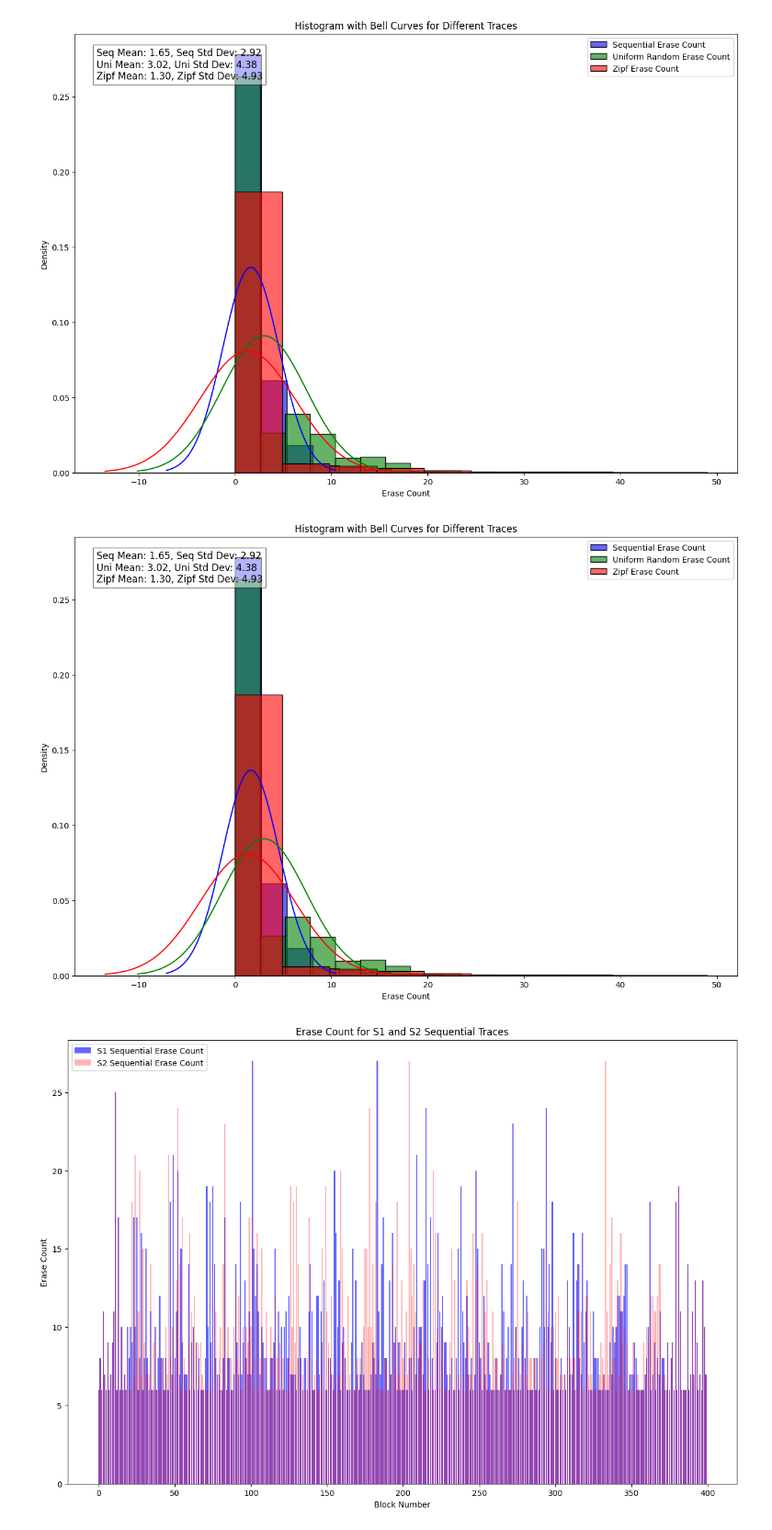
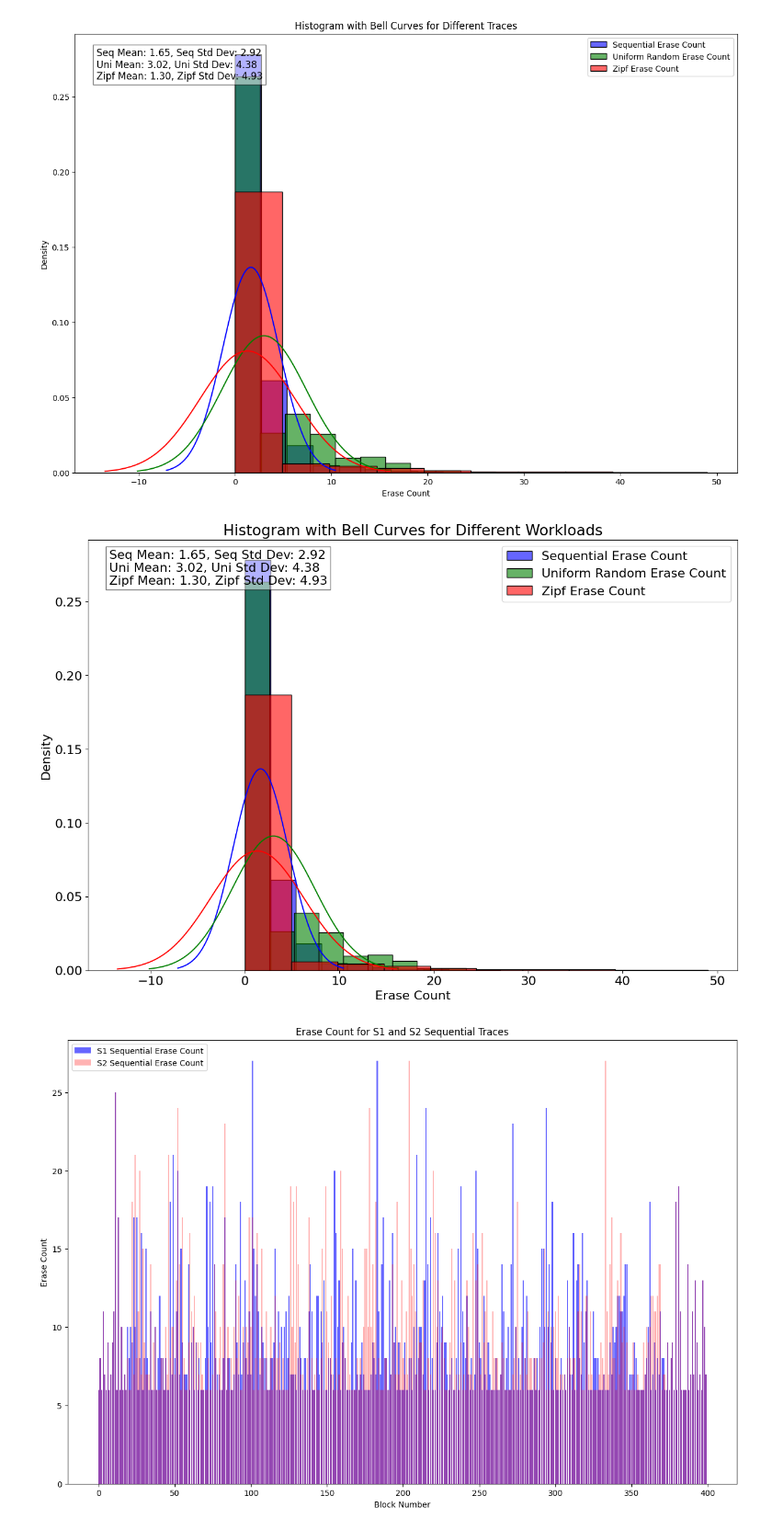
Before and after one commit to bithabib/trace-analysis, a Jupyter notebook: create_graph.ipynb, the cells around one changed output. Shown at 92% size. Saved outputs shown, nothing was run; the diff lists cells and outputs as text; code cells hidden in the pictures.

```diff
--- a/create_graph.ipynb
+++ b/create_graph.ipynb
@@ -194,9 +194,9 @@ import scipy.stats as stats
 import pandas as pd
 
 # Read JSON files into pandas dataframes
-sequential_op_10_df = pd.read_json('graph_data/OP10__05_29_2024/seq_trace.log.json')
-uniform_random_op_10_df = pd.read_json('graph_data/OP10__05_29_2024/uniform_random_1598512.json')
-zipf_op_10_df = pd.read_json('graph_data/OP10__05_29_2024/zipf_trace.log.json')
+sequential_op_10_df = pd.read_json('graph_data/S1_OP10__05_29_2024/seq_trace.log.json')
+uniform_random_op_10_df = pd.read_json('graph_data/S1_OP10__05_29_2024/uniform_random_1598512.json')
+zipf_op_10_df = pd.read_json('graph_data/S1_OP10__05_29_2024/zipf_trace.log.json')
 
 # Extract the invalid pages
 seq_invalid_pages = sequential_op_10_df.iloc[4].reset_index(drop=True).to_frame(name='invalid_pages')
@@ -210,7 +210,7 @@ uni_mean = np.mean(uniform_random_invalid_pages['invalid_pages'])
 uni_std_dev = np.std(uniform_random_invalid_pages['invalid_pages'])
 zipf_mean = np.mean(zipf_invalid_pages['invalid_pages'])
 zipf_std_dev = np.std(zipf_invalid_pages['invalid_pages'])
-
+plt.rcParams.update({'font.size': 16})
 # Create the plot
 plt.figure(figsize=(15, 10))
 
@@ -233,7 +233,7 @@ sns.histplot(zipf_invalid_pages['invalid_pages'], bins=10, kde=False, stat='dens
 plt.plot(x_zipf, bell_curve_zipf, color='red')
 
 # Add title and labels
-plt.title('Histogram with Bell Curves for Different Traces')
+plt.title('Histogram with Bell Curves for Different Workloads')
 plt.xlabel('Invalid Pages')
 plt.ylabel('Density')
 
@@ -241,7 +241,7 @@ plt.ylabel('Density')
 plt.figtext(0.15, 0.8, f'Seq Mean: {seq_mean:.2f}, Seq Std Dev: {seq_std_dev:.2f}\n'
                         f'Uni Mean: {uni_mean:.2f}, Uni Std Dev: {uni_std_dev:.2f}\n'
                         f'Zipf Mean: {zipf_mean:.2f}, Zipf Std Dev: {zipf_std_dev:.2f}',
-            fontsize=12, bbox=dict(facecolor='white', alpha=0.5))
+            fontsize=14, bbox=dict(facecolor='white', alpha=0.5))
 
 # Add legend
 plt.legend()
@@ -438,7 +438,8 @@ uni_mean = np.mean(uniform_random_erase_count['erase_count'])
 uni_std_dev = np.std(uniform_random_erase_count['erase_count'])
 zipf_mean = np.mean(zipf_erase_count['erase_count'])
 zipf_std_dev = np.std(zipf_erase_count['erase_count'])
-
+# increase the size of text
+plt.rcParams.update({'font.size': 16})
 # Create the plot
 plt.figure(figsize=(15, 10))
 
@@ -447,36 +448,36 @@ x_seq = np.linspace(seq_mean - 3*seq_std_dev, seq_mean + 3*seq_std_dev, 100)
 bell_curve_seq = stats.norm.pdf(x_seq, seq_mean, seq_std_dev)
 sns.histplot(seq_erase_count['erase_count'], bins=10, kde=False, stat='density', color='blue', alpha=0.6, label='Sequential Erase Count')
 plt.plot(x_seq, bell_curve_seq, color='blue')
 
 # Plot for uniform random erase count
 x_uni = np.linspace(uni_mean - 3*uni_std_dev, uni_mean + 3*uni_std_dev, 100)
 bell_curve_uni = stats.norm.pdf(x_uni, uni_mean, uni_std_dev)
 sns.histplot(uniform_random_erase_count['erase_count'], bins=10, kde=False, stat='density', color='green', alpha=0.6, label='Uniform Random Erase Count')
 plt.plot(x_uni, bell_curve_uni, color='green')
 
 # Plot for zipf erase count
 x_zipf = np.linspace(zipf_mean - 3*zipf_std_dev, zipf_mean + 3*zipf_std_dev, 100)
 bell_curve_zipf = stats.norm.pdf(x_zipf, zipf_mean, zipf_std_dev)
 sns.histplot(zipf_erase_count['erase_count'], bins=10, kde=False, stat='density', color='red', alpha=0.6, label='Zipf Erase Count')
 plt.plot(x_zipf, bell_curve_zipf, color='red')
 
 # Add title and labels
-plt.title('Histogram with Bell Curves for Different Traces')
+plt.title('Histogram with Bell Curves for Different Workloads')
 plt.xlabel('Erase Count')
 plt.ylabel('Density')
 
 # Display summary statistics on the plot
 plt.figtext(0.15, 0.8, f'Seq Mean: {seq_mean:.2f}, Seq Std Dev: {seq_std_dev:.2f}\n'
                         f'Uni Mean: {uni_mean:.2f}, Uni Std Dev: {uni_std_dev:.2f}\n'
                         f'Zipf Mean: {zipf_mean:.2f}, Zipf Std Dev: {zipf_std_dev:.2f}',
-            fontsize=12, bbox=dict(facecolor='white', alpha=0.5))
+            fontsize=16, bbox=dict(facecolor='white', alpha=0.5))
 
 # Add legend
 plt.legend()
 
 plt.show()
 # %% [output]
-[figure, old version]
+[figure, new version]
 # %%
 import matplotlib.pyplot as plt
 import seaborn as sns
```
Also changed, not shown: parts of 3 cells of this notebook, 1 other file.
